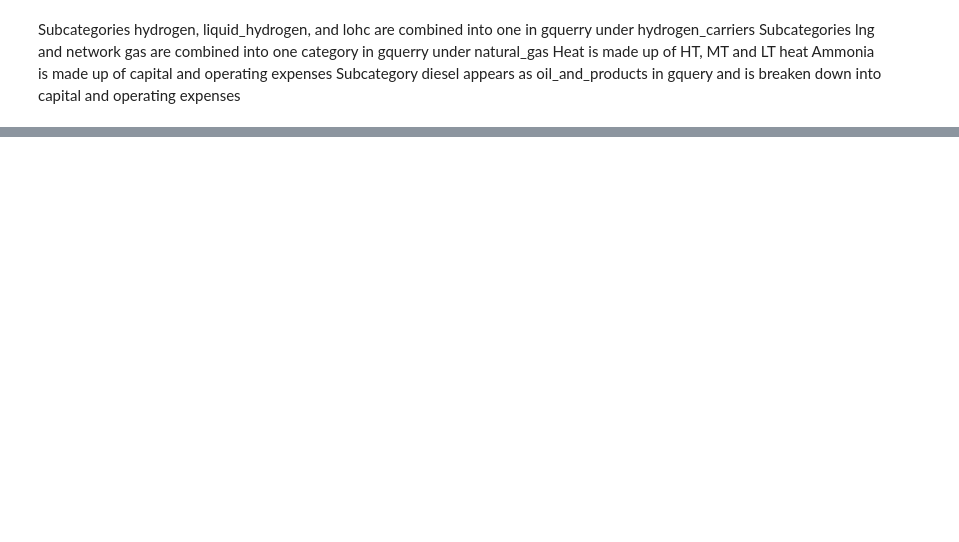
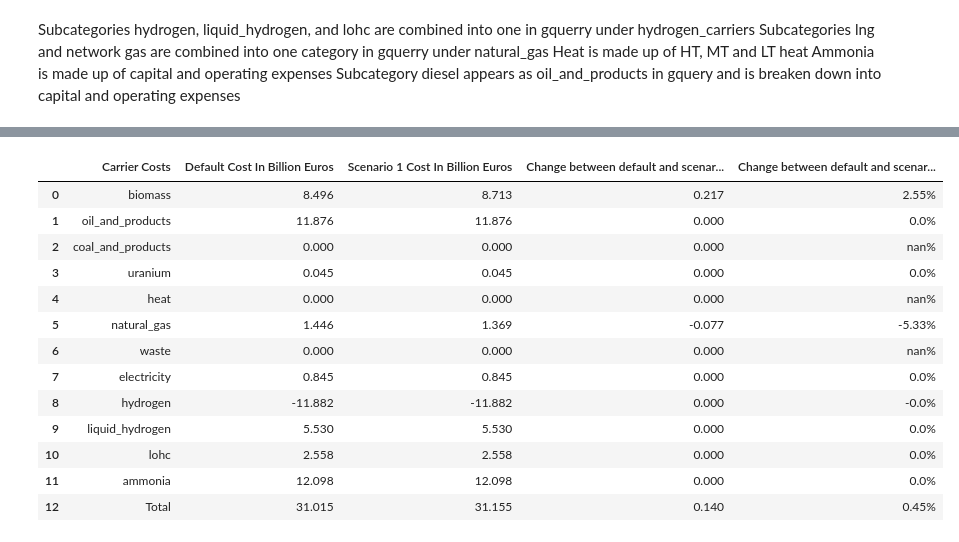
Before and after one commit to zazaferjancsik/ETMCosts, a Jupyter notebook: etmcosts.ipynb, the cells around one changed output, grey strips where cells are left out. Cells and saved outputs as stored; diff of their text form; code cells hidden in the pictures; blank space fills up the shorter version.

```diff
--- a/etmcosts.ipynb
+++ b/etmcosts.ipynb
@@ -207,0 +205,52 @@ electricity_infcosts
+# %%
+#Breakdown of the carriers costs
+number = 1
+for scenario in scenarios:
+    carriers_scenario = scenario[scenario['Group']=="costs_carriers"]
+
+    if scenario.equals(d_costdata):
+        costs_dict = {
+            f'Carrier Costs' : carriers_scenario['Subgroup'].tolist(),
+            'Default Cost In Billion Euros': carriers_scenario['Total costs (eur)'].tolist()
+        }
+        carriers_costs = pd.DataFrame(costs_dict)
+    else:
+        costs_dict =  {
+            f'Carrier Costs' : carriers_scenario['Subgroup'].tolist(),
+            f'Scenario {number} Cost In Billion Euros': carriers_scenario['Total costs (eur)'].tolist()
+        }
+        carriers_current_costs = pd.DataFrame(costs_dict)
+        carriers_costs = carriers_costs.merge(carriers_current_costs, how='inner', on=f'Carrier Costs')
+        number+=1
+
+total_values = ['Total']
+
+for column in range(len(carriers_costs.columns)-1):
+    total_values.append((carriers_costs.iloc[:, column+1].sum()/1000000000).round(3))
+    carriers_costs.iloc[:, column+1] = (carriers_costs.iloc[:, column+1]/1000000000).round(3)
+
+total_df = pd.DataFrame([total_values], columns=carriers_costs.columns)
+
+carriers_costs = pd.concat([carriers_costs, total_df], ignore_index=True)
+
+for column in range(len(carriers_costs.columns)-2):
+    carriers_costs.insert(3*column+3, f'Change between default and scenario {column+1} (billion euros)', (carriers_costs.iloc[:, 3*column+2] - carriers_costs.iloc[:, 1]).round(3))
+    carriers_costs.insert(3*column+4, f'Change between default and scenario {column+1} (in %)', ((carriers_costs.iloc[:,  3*column+3]/carriers_costs.iloc[:, 1])*100).round(2))
+    carriers_costs[f'Change between default and scenario {column+1} (in %)'] = (carriers_costs[f'Change between default and scenario {column+1} (in %)']).astype(str) + '%'
+
+carriers_costs
+# %% [output]
+|  | Carrier Costs | Default Cost In Billion Euros | Scenario 1 Cost In Billion Euros | Change between default and scenar... | Change between default and scenar... |
+| 0 | biomass | 8.496 | 8.713 | 0.217 | 2.55% |
+| 1 | oil_and_products | 11.876 | 11.876 | 0.000 | 0.0% |
+| 2 | coal_and_products | 0.000 | 0.000 | 0.000 | nan% |
+| 3 | uranium | 0.045 | 0.045 | 0.000 | 0.0% |
+| 4 | heat | 0.000 | 0.000 | 0.000 | nan% |
+| 5 | natural_gas | 1.446 | 1.369 | -0.077 | -5.33% |
+| 6 | waste | 0.000 | 0.000 | 0.000 | nan% |
+| 7 | electricity | 0.845 | 0.845 | 0.000 | 0.0% |
+| 8 | hydrogen | -11.882 | -11.882 | 0.000 | -0.0% |
+| 9 | liquid_hydrogen | 5.530 | 5.530 | 0.000 | 0.0% |
+| 10 | lohc | 2.558 | 2.558 | 0.000 | 0.0% |
+| 11 | ammonia | 12.098 | 12.098 | 0.000 | 0.0% |
+| 12 | Total | 31.015 | 31.155 | 0.140 | 0.45% |
```
Also changed, not shown: parts of 8 cells of this notebook, 1 other file.
